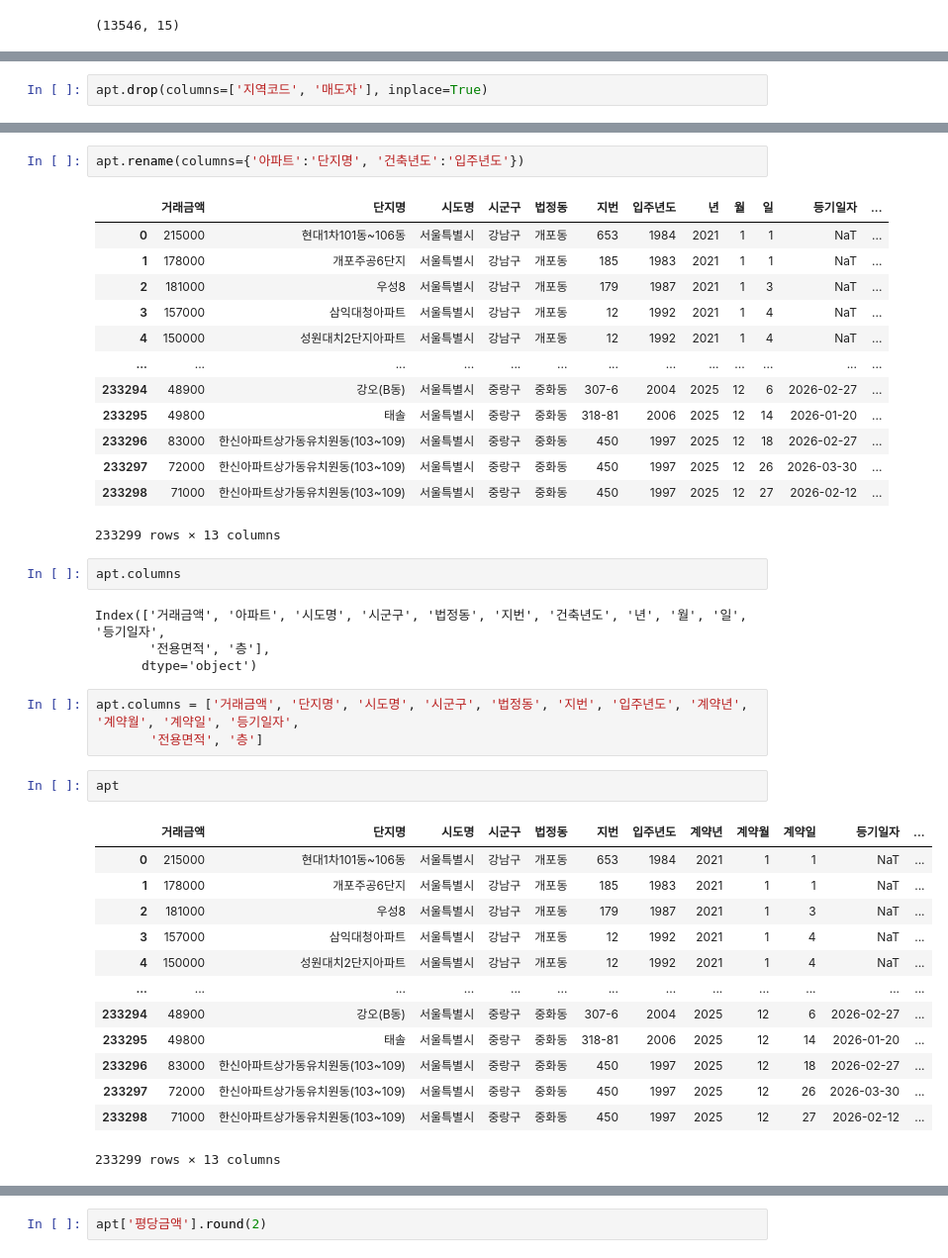
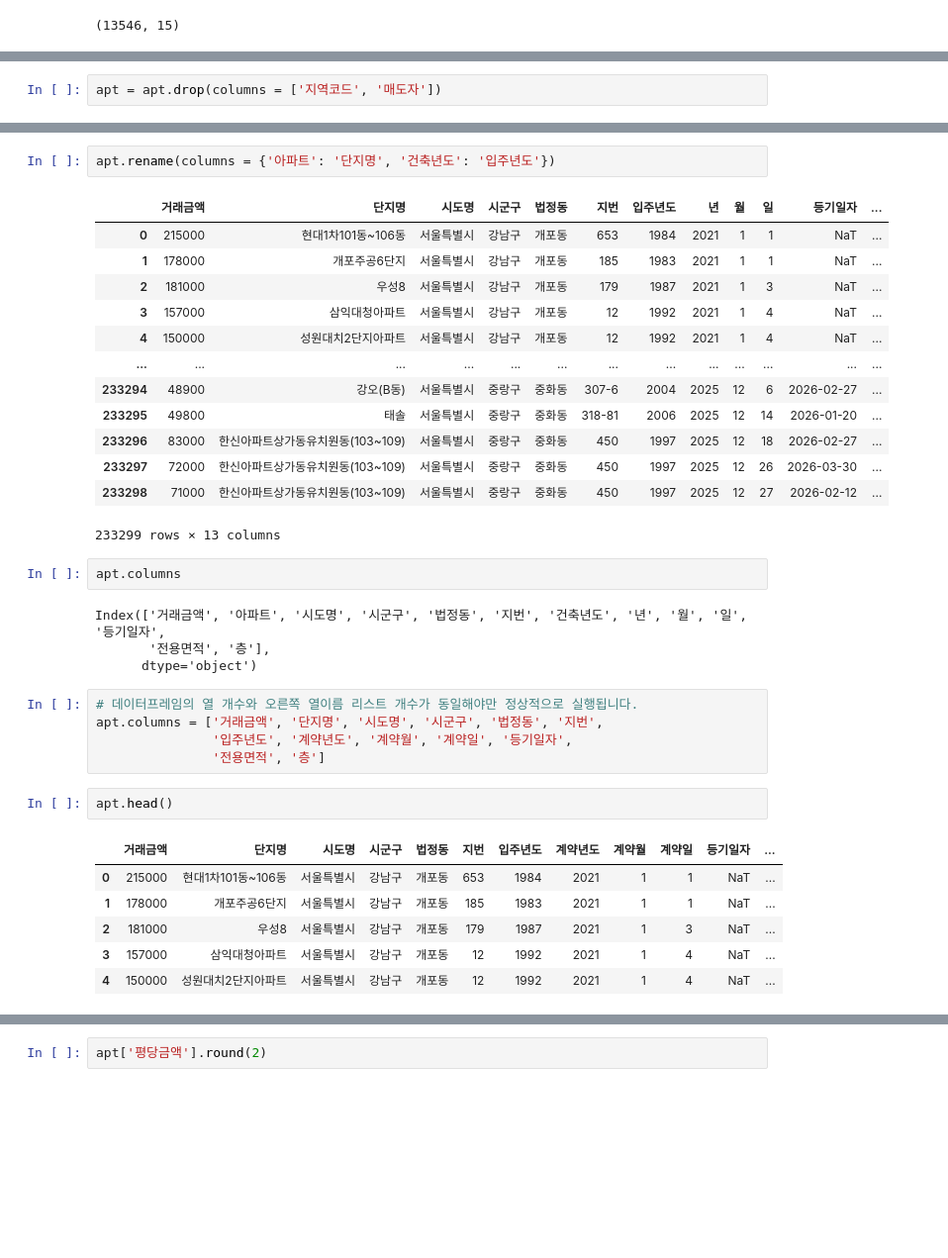
Before and after one commit to algok2/Datascientist, a Jupyter notebook: 데이터수집및처리/data_prep.ipynb, the cells around one changed output, grey strips where cells are left out. Shown at 99% size. Drawn from its saved outputs; the diff is of its cells as text; blank space fills up the shorter version.

```diff
--- a/데이터수집및처리/data_prep.ipynb
+++ b/데이터수집및처리/data_prep.ipynb
@@ -514,3 +555,3 @@ apt
 # %%
-apt.drop(columns=['지역코드', '매도자'], inplace=True)
+apt = apt.drop(columns = ['지역코드', '매도자'])
 # %%
@@ -532,5 +566,5 @@ apt
 # %%
-apt.rename(columns={'아파트':'단지명', '건축년도':'입주년도'})
+apt.rename(columns = {'아파트': '단지명', '건축년도': '입주년도'})
 # %% [output]
 |  | 거래금액 | 단지명 | 시도명 | 시군구 | 법정동 | 지번 | 입주년도 | 년 | 월 | 일 | 등기일자 | ... |
 | 0 | 215000 | 현대1차101동~106동 | 서울특별시 | 강남구 | 개포동 | 653 | 1984 | 2021 | 1 | 1 | NaT | ... |
@@ -552,22 +586,17 @@ Index(['거래금액', '아파트', '시도명', '시군구', '법정동', '지
        '전용면적', '층'],
       dtype='object')
 # %%
-apt.columns = ['거래금액', '단지명', '시도명', '시군구', '법정동', '지번', '입주년도', '계약년', '계약월', '계약일', '등기일자',
-       '전용면적', '층']
+# 데이터프레임의 열 개수와 오른쪽 열이름 리스트 개수가 동일해야만 정상적으로 실행됩니다.
+apt.columns = ['거래금액', '단지명', '시도명', '시군구', '법정동', '지번',
+               '입주년도', '계약년도', '계약월', '계약일', '등기일자',
+               '전용면적', '층']
 # %%
-apt
+apt.head()
 # %% [output]
-|  | 거래금액 | 단지명 | 시도명 | 시군구 | 법정동 | 지번 | 입주년도 | 계약년 | 계약월 | 계약일 | 등기일자 | ... |
+|  | 거래금액 | 단지명 | 시도명 | 시군구 | 법정동 | 지번 | 입주년도 | 계약년도 | 계약월 | 계약일 | 등기일자 | ... |
 | 0 | 215000 | 현대1차101동~106동 | 서울특별시 | 강남구 | 개포동 | 653 | 1984 | 2021 | 1 | 1 | NaT | ... |
 | 1 | 178000 | 개포주공6단지 | 서울특별시 | 강남구 | 개포동 | 185 | 1983 | 2021 | 1 | 1 | NaT | ... |
 | 2 | 181000 | 우성8 | 서울특별시 | 강남구 | 개포동 | 179 | 1987 | 2021 | 1 | 3 | NaT | ... |
 | 3 | 157000 | 삼익대청아파트 | 서울특별시 | 강남구 | 개포동 | 12 | 1992 | 2021 | 1 | 4 | NaT | ... |
 | 4 | 150000 | 성원대치2단지아파트 | 서울특별시 | 강남구 | 개포동 | 12 | 1992 | 2021 | 1 | 4 | NaT | ... |
-| ... | ... | ... | ... | ... | ... | ... | ... | ... | ... | ... | ... | ... |
-| 233294 | 48900 | 강오(B동) | 서울특별시 | 중랑구 | 중화동 | 307-6 | 2004 | 2025 | 12 | 6 | 2026-02-27 | ... |
-| 233295 | 49800 | 태솔 | 서울특별시 | 중랑구 | 중화동 | 318-81 | 2006 | 2025 | 12 | 14 | 2026-01-20 | ... |
-| 233296 | 83000 | 한신아파트상가동유치원동(103~109) | 서울특별시 | 중랑구 | 중화동 | 450 | 1997 | 2025 | 12 | 18 | 2026-02-27 | ... |
-| 233297 | 72000 | 한신아파트상가동유치원동(103~109) | 서울특별시 | 중랑구 | 중화동 | 450 | 1997 | 2025 | 12 | 26 | 2026-03-30 | ... |
-| 233298 | 71000 | 한신아파트상가동유치원동(103~109) | 서울특별시 | 중랑구 | 중화동 | 450 | 1997 | 2025 | 12 | 27 | 2026-02-12 | ... |
-233299 rows × 13 columns
 # %%
```
Also changed, not shown: parts of 102 cells of this notebook, 4 other files.
